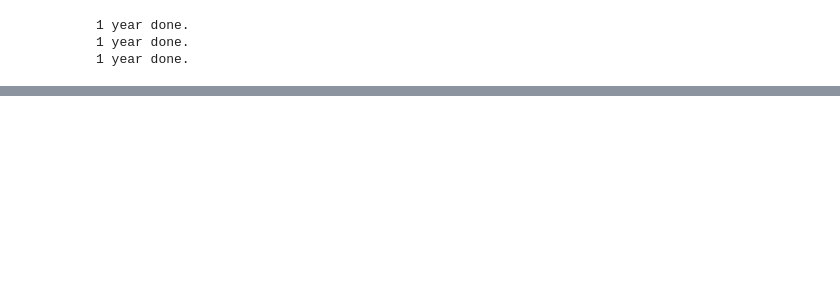
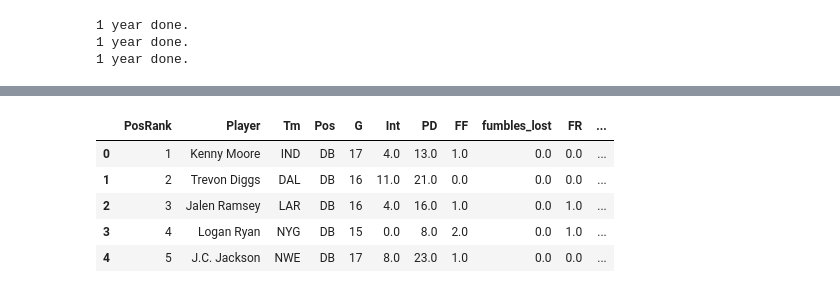
Before and after one commit to ryan-the-brodsky/league-scoring-analysis, a Jupyter notebook: 2022 Draft Analysis.ipynb, the cells around one changed output, grey strips where cells are left out. Drawn from its saved outputs; the diff is of its cells as text; code cells hidden in the pictures; blank space fills up the shorter version.

```diff
--- a/2022 Draft Analysis.ipynb
+++ b/2022 Draft Analysis.ipynb
@@ -208,0 +272,9 @@ def_2020.head(5)
+# %%
+db_2021.head(5)
+# %% [output]
+|  | PosRank | Player | Tm | Pos | G | Int | PD | FF | fumbles_lost | FR | ... |
+| 0 | 1 | Kenny Moore | IND | DB | 17 | 4.0 | 13.0 | 1.0 | 0.0 | 0.0 | ... |
+| 1 | 2 | Trevon Diggs | DAL | DB | 16 | 11.0 | 21.0 | 0.0 | 0.0 | 0.0 | ... |
+| 2 | 3 | Jalen Ramsey | LAR | DB | 16 | 4.0 | 16.0 | 1.0 | 0.0 | 1.0 | ... |
+| 3 | 4 | Logan Ryan | NYG | DB | 15 | 0.0 | 8.0 | 2.0 | 0.0 | 1.0 | ... |
+| 4 | 5 | J.C. Jackson | NWE | DB | 17 | 8.0 | 23.0 | 1.0 | 0.0 | 0.0 | ... |
```
Also changed, not shown: parts of 14 cells of this notebook.
